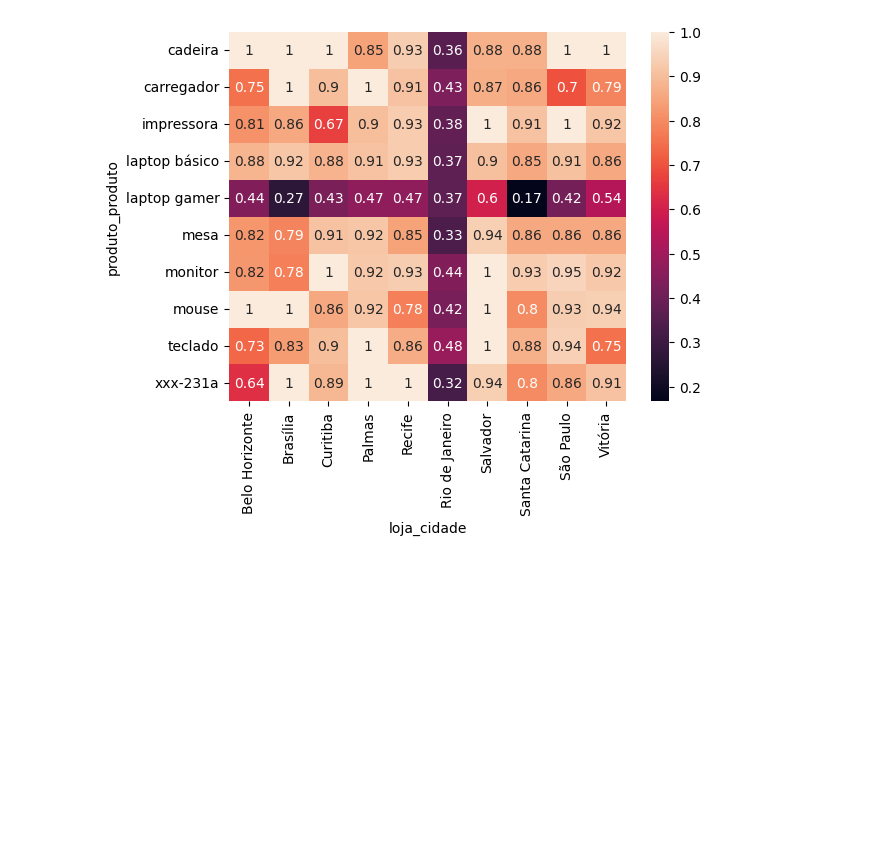
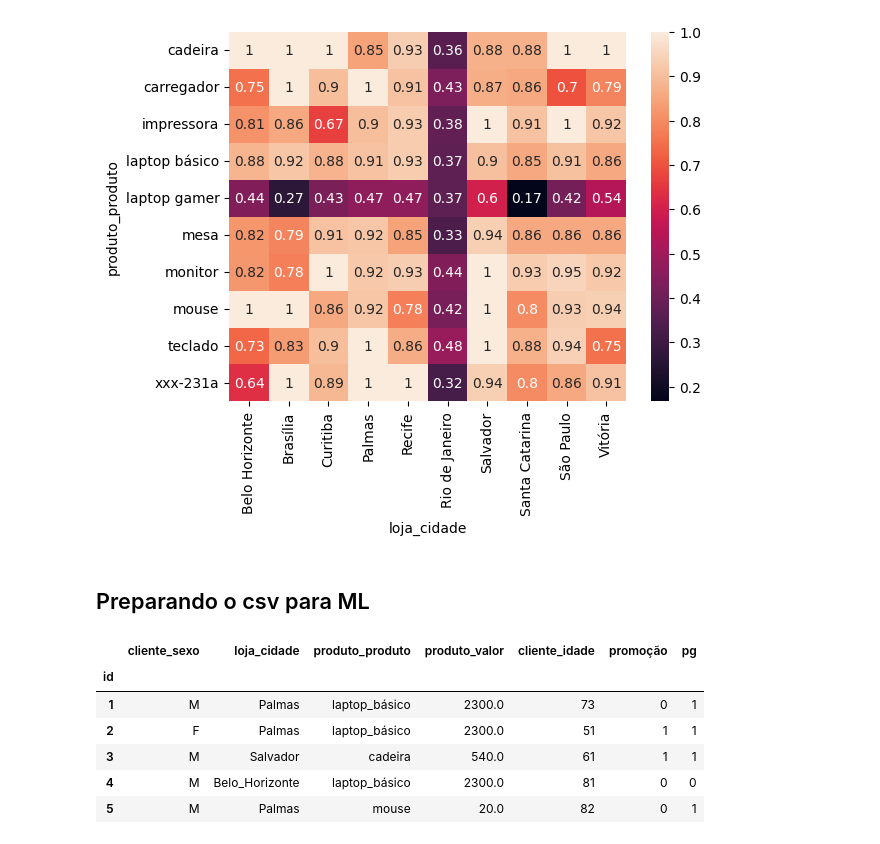
Before and after one commit to thaiisfaustino/Analise-contexto-loja, a Jupyter notebook: notebooks/analise-descritiva.ipynb, the cells around one changed output. Cells and saved outputs as stored; diff of their text form; code cells hidden in the pictures; blank space fills up the shorter version.

```diff
--- a/notebooks/analise-descritiva.ipynb
+++ b/notebooks/analise-descritiva.ipynb
@@ -891,3 +891,17 @@ sns.heatmap(graf_dados, annot=True)
 plt.show()
 # %% [output]
 [figure]
+# %% [markdown]
+## Preparando o csv para ML
+# %%
+df_ml = df[['cliente_sexo', 'loja_cidade', 'produto_produto', 'produto_valor', 'cliente_idade', 'promoção', 'pg']]
+df_ml = df_ml.replace([' ', '-'], '_', regex=True)
+df_ml.head()
+# %% [output]
+|  | cliente_sexo | loja_cidade | produto_produto | produto_valor | cliente_idade | promoção | pg |
+| id |  |  |  |  |  |  |  |
+| 1 | M | Palmas | laptop_básico | 2300.0 | 73 | 0 | 1 |
+| 2 | F | Palmas | laptop_básico | 2300.0 | 51 | 1 | 1 |
+| 3 | M | Salvador | cadeira | 540.0 | 61 | 1 | 1 |
+| 4 | M | Belo_Horizonte | laptop_básico | 2300.0 | 81 | 0 | 0 |
+| 5 | M | Palmas | mouse | 20.0 | 82 | 0 | 1 |
```
Also changed, not shown: parts of 3 cells of this notebook, 1 other file.
